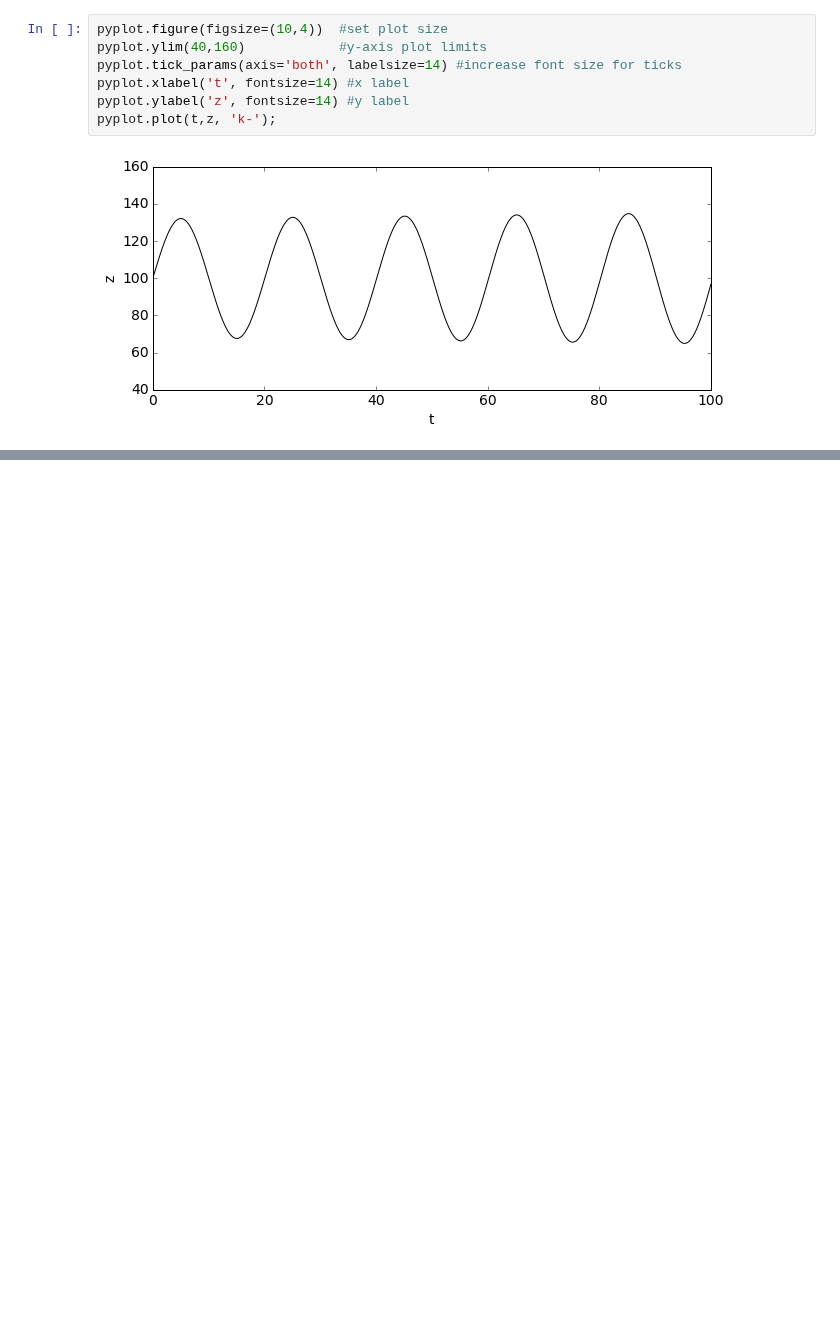
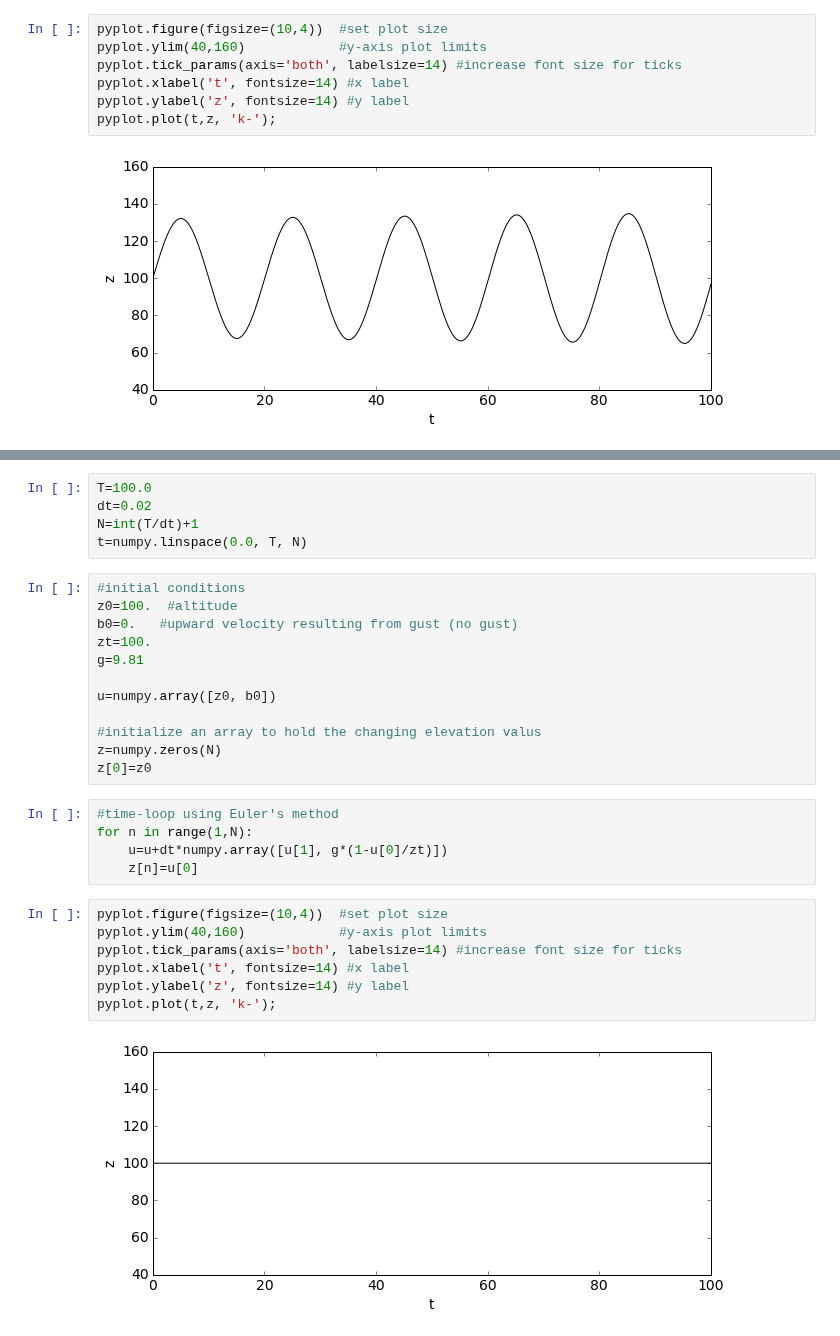
Before and after one commit to yueyang1992/MAE6286, a Jupyter notebook: sep10.ipynb, the cells around one changed output, grey strips where cells are left out. Cells and saved outputs as stored; diff of their text form; blank space fills up the shorter version.

```diff
--- a/sep10.ipynb
+++ b/sep10.ipynb
@@ -42,0 +105,31 @@ pyplot.plot(t,z, 'k-');
+# %%
+T=100.0
+dt=0.02
+N=int(T/dt)+1
+t=numpy.linspace(0.0, T, N)
+# %%
+#initial conditions
+z0=100.  #altitude
+b0=0.   #upward velocity resulting from gust (no gust)
+zt=100.
+g=9.81
+
+u=numpy.array([z0, b0])
+
+#initialize an array to hold the changing elevation valus
+z=numpy.zeros(N)
+z[0]=z0
+# %%
+#time-loop using Euler's method
+for n in range(1,N):
+    u=u+dt*numpy.array([u[1], g*(1-u[0]/zt)])
+    z[n]=u[0]
+# %%
+pyplot.figure(figsize=(10,4))  #set plot size
+pyplot.ylim(40,160)            #y-axis plot limits
+pyplot.tick_params(axis='both', labelsize=14) #increase font size for ticks
+pyplot.xlabel('t', fontsize=14) #x label
+pyplot.ylabel('z', fontsize=14) #y label
+pyplot.plot(t,z, 'k-');
+# %% [output]
+[figure, added]
```
Also changed, not shown: parts of 8 cells of this notebook.
